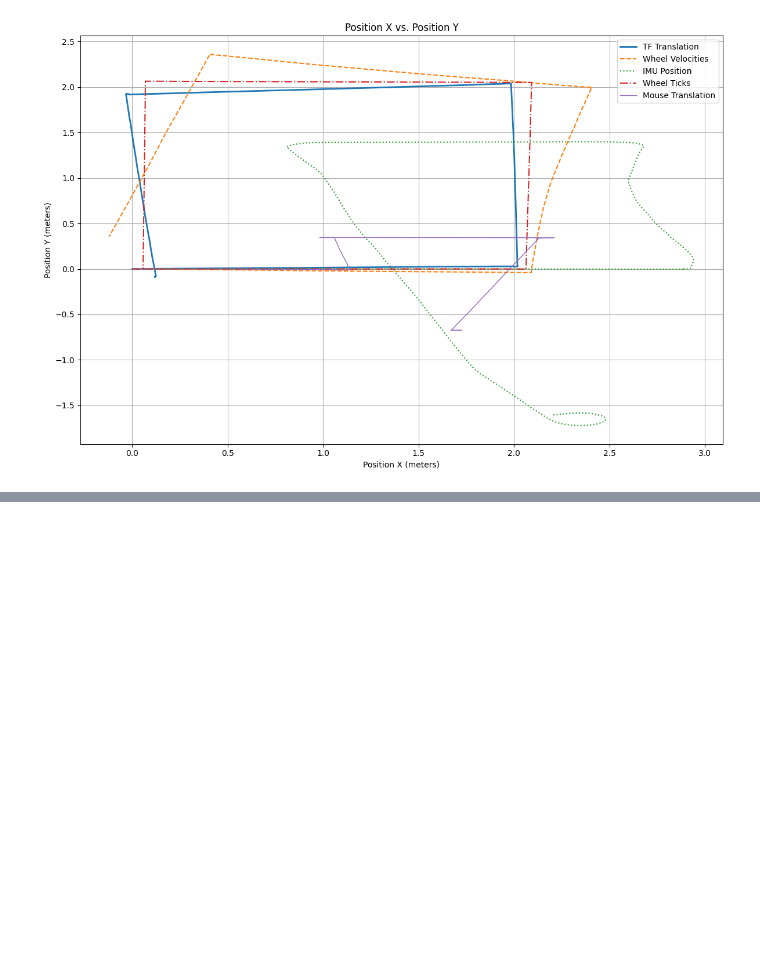
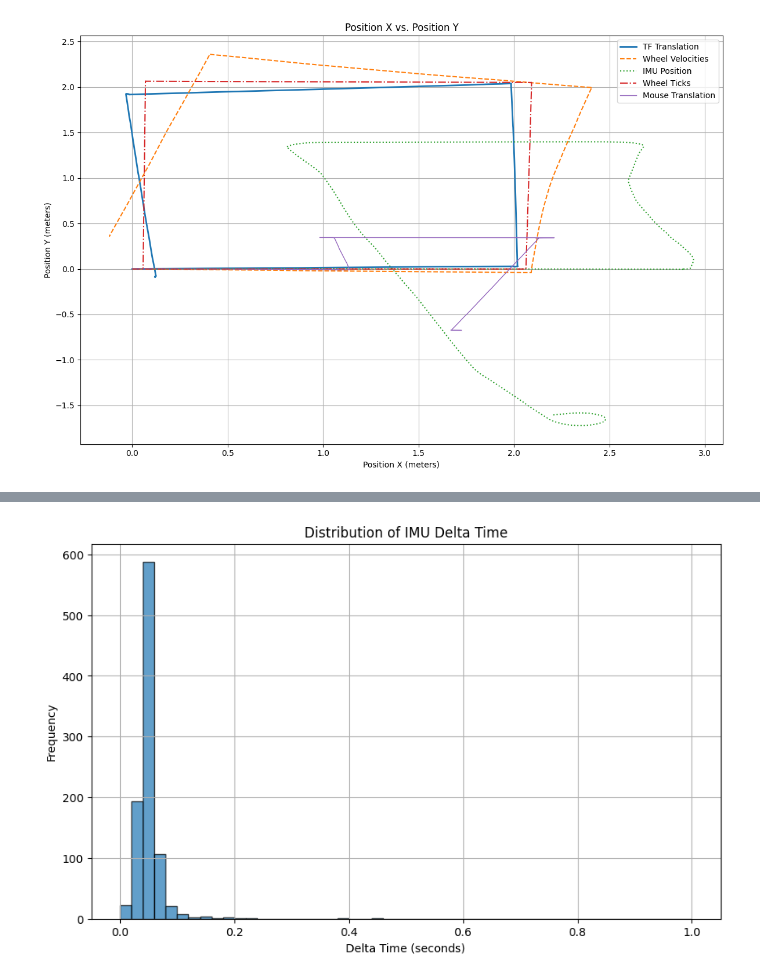
Before and after one commit to calvinbootsman/Data-Fusion-Architecture, a Jupyter notebook: Assignment 3/DFA_Assignment3_2024/data_to_position.ipynb, the cells around one changed output, grey strips where cells are left out. Saved outputs shown, nothing was run; the diff lists cells and outputs as text; code cells hidden in the pictures; blank space fills up the shorter version.

```diff
--- a/Assignment 3/DFA_Assignment3_2024/data_to_position.ipynb
+++ b/Assignment 3/DFA_Assignment3_2024/data_to_position.ipynb
@@ -176,0 +186,10 @@ plt.show()
+# %%
+plt.figure(figsize=(10, 6))
+plt.hist(imu_df['delta_time'].dropna(), bins=50, range=(0, 1), edgecolor='k', alpha=0.7)
+plt.xlabel('Delta Time (seconds)')
+plt.ylabel('Frequency')
+plt.title('Distribution of IMU Delta Time')
+plt.grid(True)
+plt.show()
+# %% [output]
+[figure, added]
```
Also changed, not shown: parts of 3 cells of this notebook.
